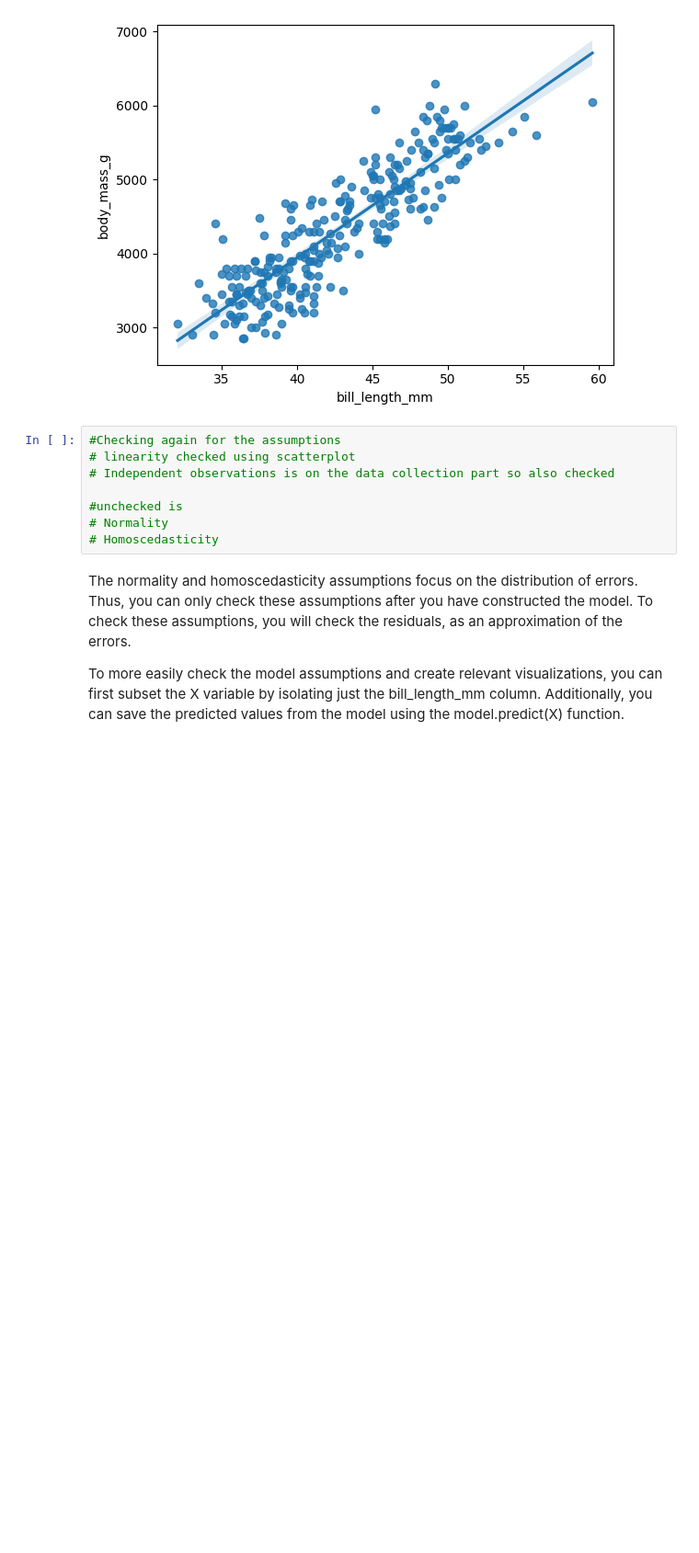
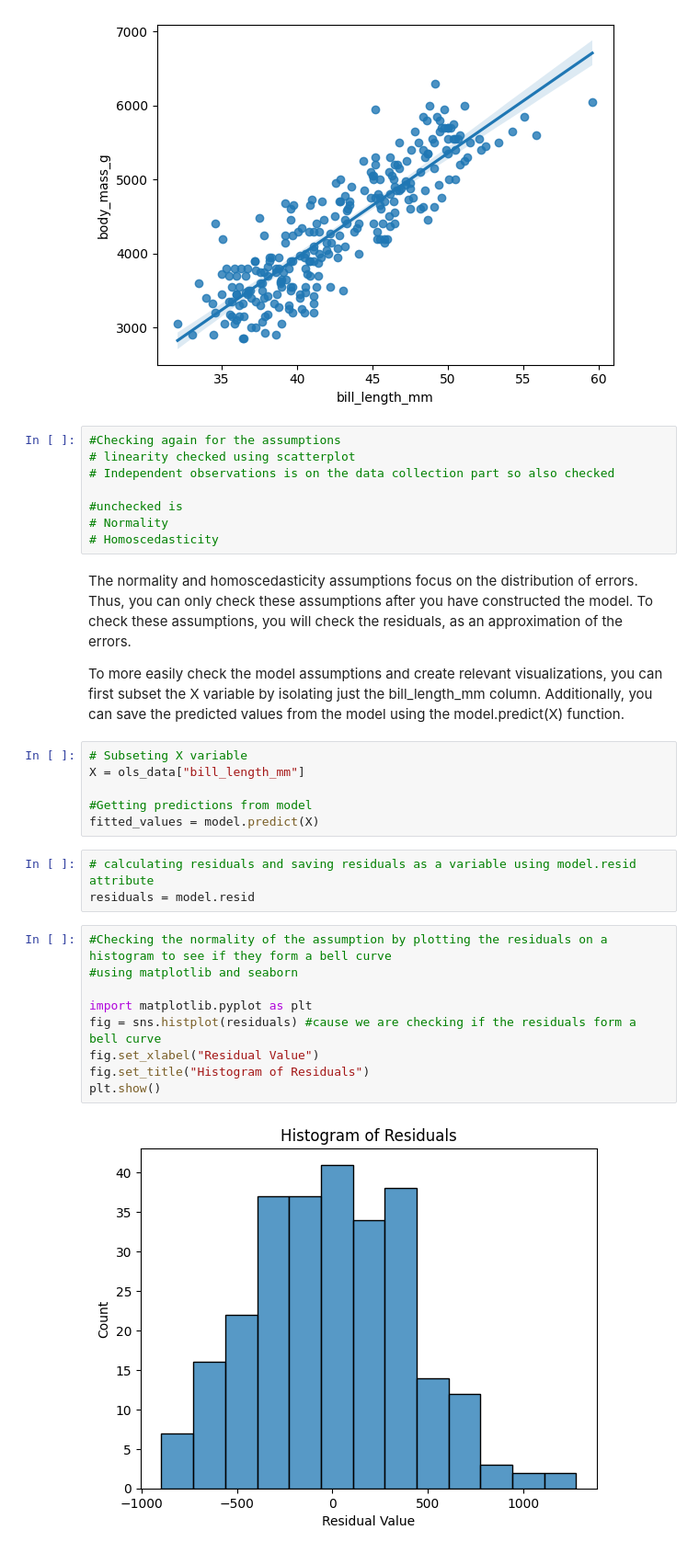
Before and after one commit to PrincelyKitilya/Linear-Regression-assumptions-tests, a Jupyter notebook: linear_reg_assumptions.ipynb, the cells around one changed output. Shown at 92% size. Drawn from its saved outputs; the diff is of its cells as text; blank space fills up the shorter version.

```diff
--- a/linear_reg_assumptions.ipynb
+++ b/linear_reg_assumptions.ipynb
@@ -150,3 +150,23 @@ sns.regplot(x = "bill_length_mm", y = "body_mass_g", data = ols_data)
 The normality and homoscedasticity assumptions focus on the distribution of errors. Thus, you can only check these assumptions after you have constructed the model. To check these assumptions, you will check the residuals, as an approximation of the errors.
 
 To more easily check the model assumptions and create relevant visualizations, you can first subset the X variable by isolating just the bill_length_mm column. Additionally, you can save the predicted values from the model using the model.predict(X) function.
+# %%
+# Subseting X variable
+X = ols_data["bill_length_mm"]
+
+#Getting predictions from model
+fitted_values = model.predict(X)
+# %%
+# calculating residuals and saving residuals as a variable using model.resid attribute
+residuals = model.resid
+# %%
+#Checking the normality of the assumption by plotting the residuals on a histogram to see if they form a bell curve
+#using matplotlib and seaborn
+
+import matplotlib.pyplot as plt
+fig = sns.histplot(residuals) #cause we are checking if the residuals form a bell curve
+fig.set_xlabel("Residual Value")
+fig.set_title("Histogram of Residuals")
+plt.show()
+# %% [output]
+[figure, added]
```
Also changed, not shown: parts of 1 cell of this notebook.
